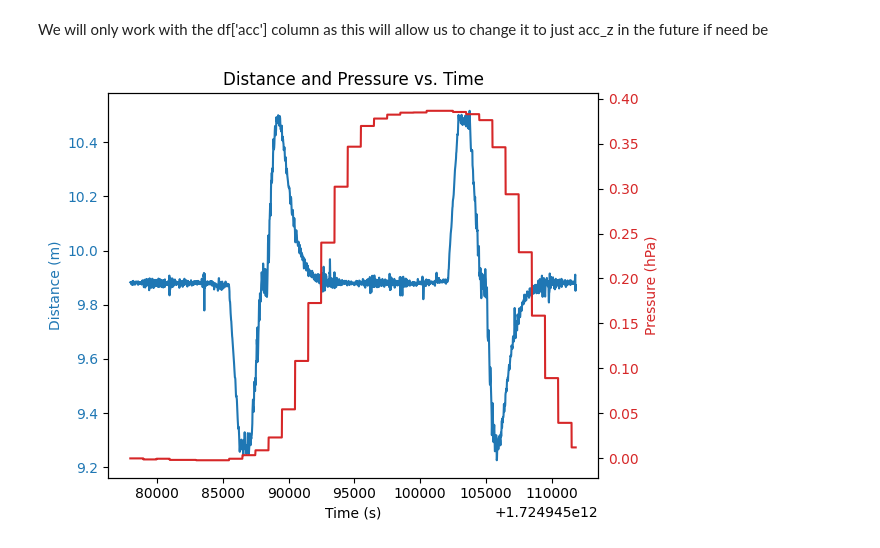
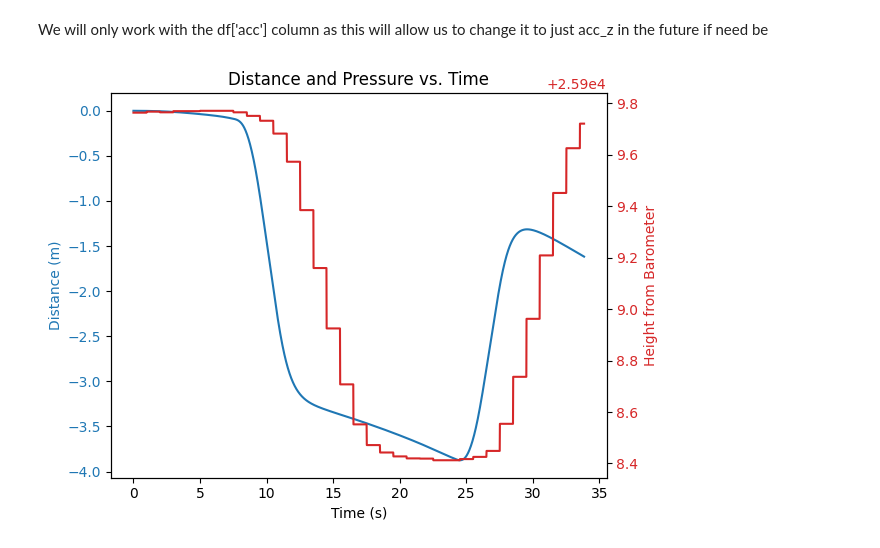
Before and after one commit to OGreenwood672/PR_Polynomial_Regression, a Jupyter notebook: analysis.ipynb, the cells around one changed output. Drawn from its saved outputs; the diff is of its cells as text; code cells hidden in the pictures.

```diff
--- a/analysis.ipynb
+++ b/analysis.ipynb
@@ -14,9 +14,11 @@ config.read('config.ini')
 ACCELERATION_SMOOTHING = config['processing'].getfloat('acceleration_smoothing')
 # %%
 def load_mtn(path):
-    df = read_csv(path)
-    df = df[df['pressure'] != 0]
+    df = pd.read_csv(path)
+    df = df[df['pressure'] != 0.0]
+    df = df.reset_index(drop=True)
     df[['acc_x', 'acc_y', 'acc_z']] = df[['acc_x', 'acc_y', 'acc_z']] * 9.81
+    df['timestamps'] = (df['timestamps'] - df['timestamps'].iloc[0]) / 1000
     df['acc'] = np.sqrt(df['acc_x'] ** 2 + df['acc_y'] ** 2 + df['acc_z'] ** 2)
 
     return df
@@ -65,21 +109,21 @@ get_distance(df)
 # %%
 fig, ax1 = plt.subplots()
 
 # Plot distance on the primary y-axis
 ax1.set_xlabel('Time (s)')
 ax1.set_ylabel('Distance (m)', color='tab:blue')
-ax1.plot(df['timestamps'], df['velocity'], color='tab:blue', label='Distance')
+ax1.plot(df['timestamps'], df['distance'], color='tab:blue', label='Distance')
 ax1.tick_params(axis='y', labelcolor='tab:blue')
 
 # Create a secondary y-axis for pressure
 ax2 = ax1.twinx()  # instantiate a second axes that shares the same x-axis
-ax2.set_ylabel('Pressure (hPa)', color='tab:red')  # we already handled the x-label with ax1
-ax2.plot(df['timestamps'], df['pressure'], color='tab:red', label='Pressure')
+ax2.set_ylabel('Height from Barometer', color='tab:red')  # we already handled the x-label with ax1
+ax2.plot(df['timestamps'], df['height'], color='tab:red', label='Pressure')
 ax2.tick_params(axis='y', labelcolor='tab:red')
 
 # Add a title and show the plot
 plt.title('Distance and Pressure vs. Time')
 fig.tight_layout()  # adjust the layout to make room for labels
 plt.show()
 # %% [output]
-[figure, old version]
+[figure, new version]
```
Also changed, not shown: parts of 5 cells of this notebook, 1 other file.
